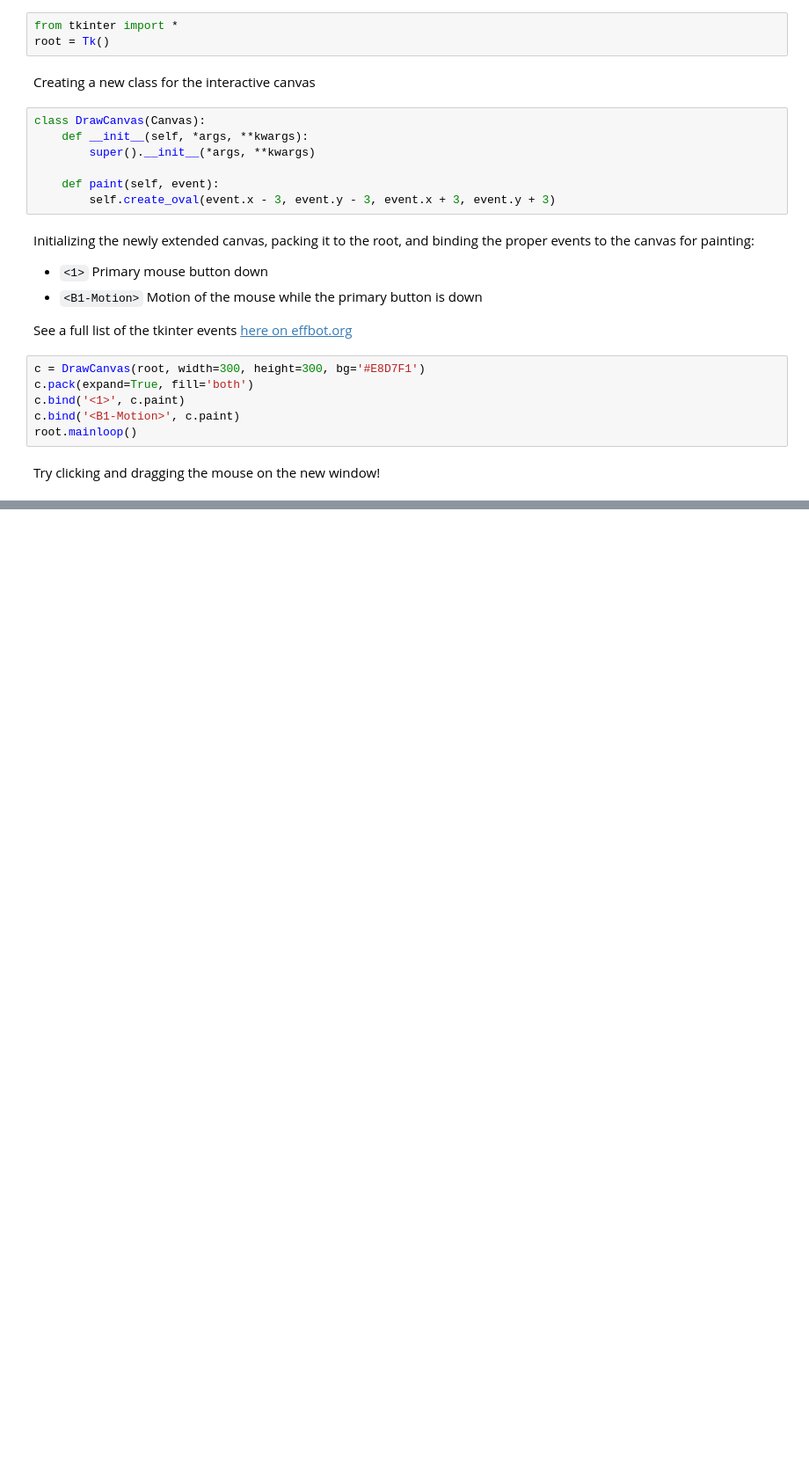
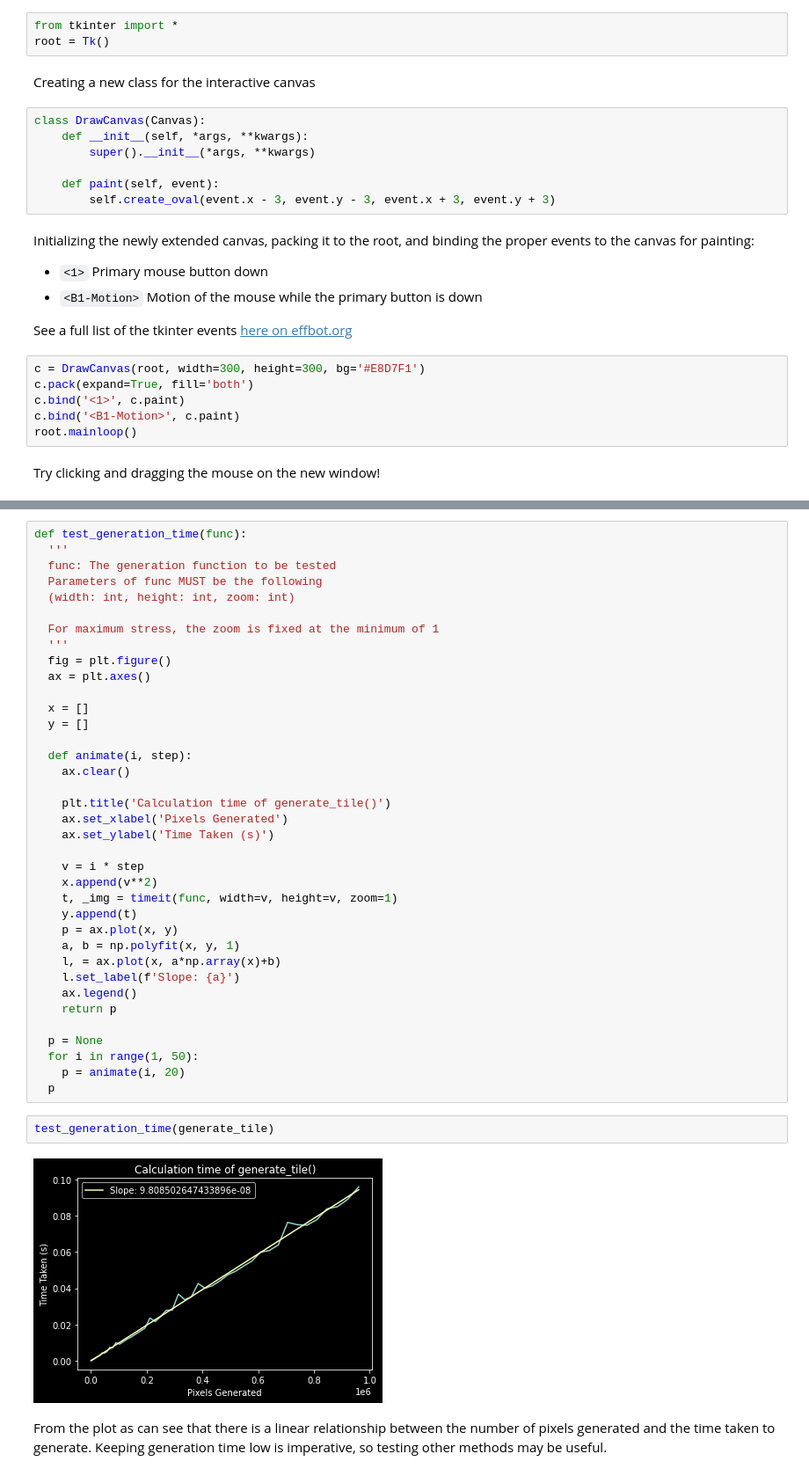
Before and after one commit to radiosketch/edu, a Jupyter notebook: Software Engineering/GUI Design/GIF Editor/developer_notes.ipynb, the cells around one changed output, grey strips where cells are left out. Shown at 88% size. Saved outputs shown, nothing was run; the diff lists cells and outputs as text; blank space fills up the shorter version.

```diff
--- a/Software Engineering/GUI Design/GIF Editor/developer_notes.ipynb
+++ b/Software Engineering/GUI Design/GIF Editor/developer_notes.ipynb
@@ -82,0 +156,43 @@ Try clicking and dragging the mouse on the new window!
+# %%
+def test_generation_time(func):
+  '''
+  func: The generation function to be tested
+  Parameters of func MUST be the following
+  (width: int, height: int, zoom: int)
+
+  For maximum stress, the zoom is fixed at the minimum of 1
+  '''
+  fig = plt.figure()
+  ax = plt.axes()
+
+  x = []
+  y = []
+
+  def animate(i, step):
+    ax.clear()
+
+    plt.title('Calculation time of generate_tile()')
+    ax.set_xlabel('Pixels Generated')
+    ax.set_ylabel('Time Taken (s)')
+
+    v = i * step
+    x.append(v**2)
+    t, _img = timeit(func, width=v, height=v, zoom=1)
+    y.append(t)
+    p = ax.plot(x, y)
+    a, b = np.polyfit(x, y, 1)
+    l, = ax.plot(x, a*np.array(x)+b)
+    l.set_label(f'Slope: {a}')
+    ax.legend()
+    return p
+
+  p = None
+  for i in range(1, 50):
+    p = animate(i, 20)
+  p
+# %%
+test_generation_time(generate_tile)
+# %% [output]
+[figure, added]
+# %% [markdown]
+From the plot as can see that there is a linear relationship between the number of pixels generated and the time taken to generate. Keeping generation time low is imperative, so testing other methods may be useful.
```
Also changed, not shown: parts of 15 cells of this notebook.
